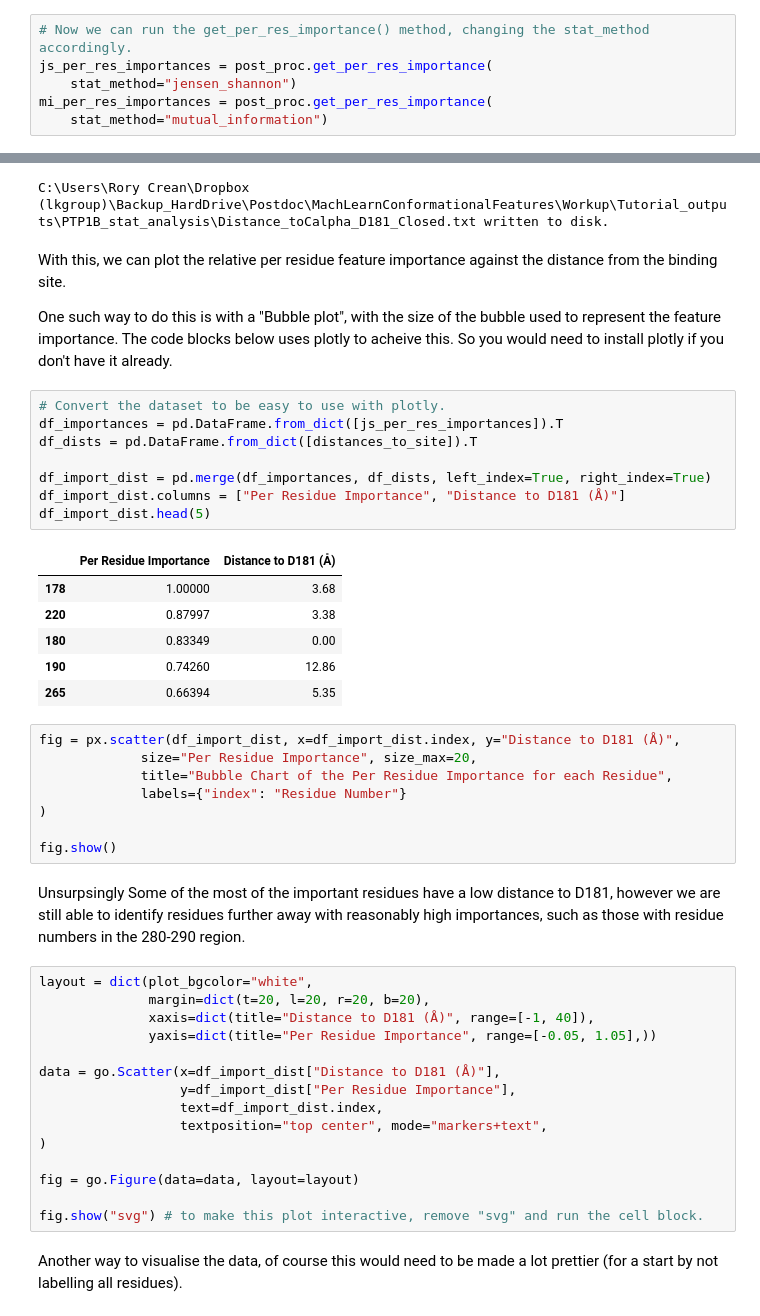
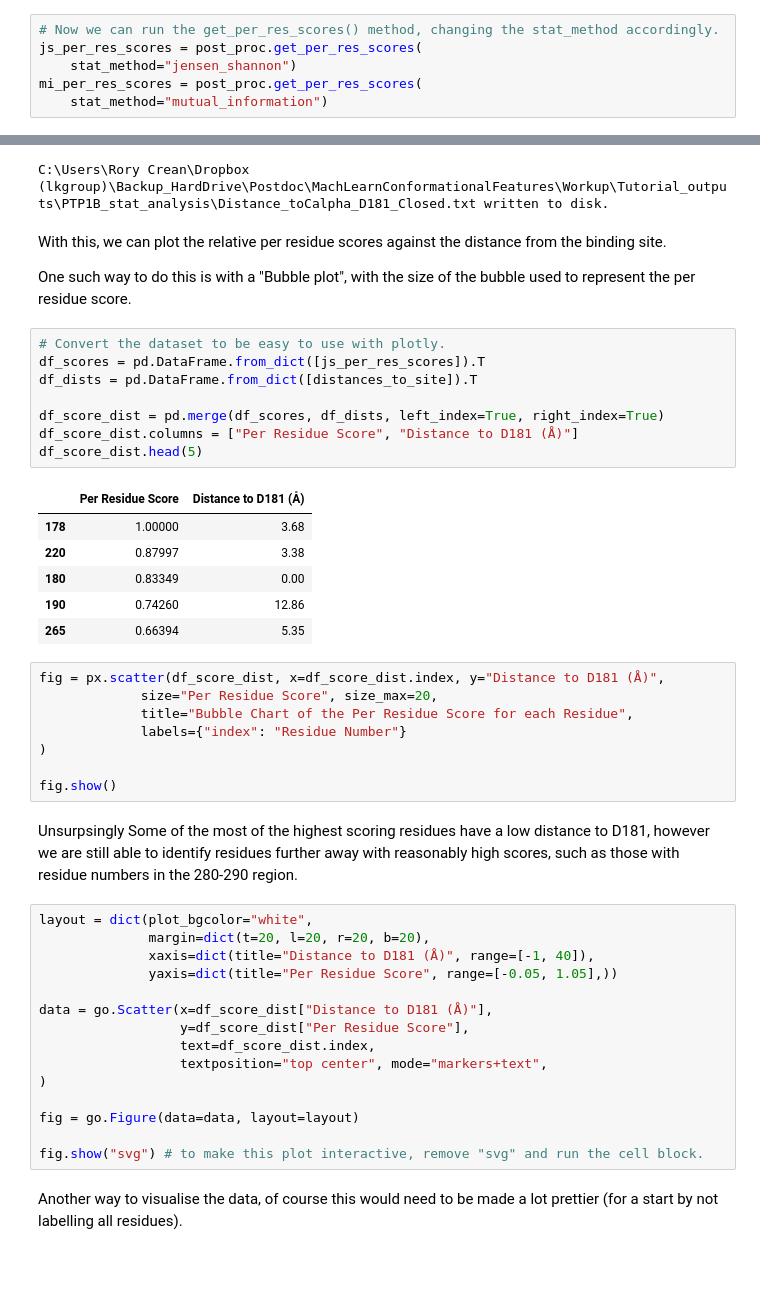
Before and after one commit to kamerlinlab/KIF, a Jupyter notebook: tutorials/Tutorial_PTP1B_Classification_ML_Stats.ipynb, the cells around one changed output, grey strips where cells are left out. Saved outputs shown, nothing was run; the diff lists cells and outputs as text; blank space fills up the shorter version.

```diff
--- a/tutorials/Tutorial_PTP1B_Classification_ML_Stats.ipynb
+++ b/tutorials/Tutorial_PTP1B_Classification_ML_Stats.ipynb
@@ -246,10 +243,10 @@ post_proc.__dict__.keys()
 # %% [output]
 dict_keys(['stat_model', 'out_dir', 'per_residue_mutual_infos', 'per_residue_js_distances', 'feature_directions'])
 # %%
-# Now we can run the get_per_res_importance() method, changing the stat_method accordingly.
-js_per_res_importances = post_proc.get_per_res_importance(
+# Now we can run the get_per_res_scores() method, changing the stat_method accordingly.
+js_per_res_scores = post_proc.get_per_res_scores(
     stat_method="jensen_shannon")
-mi_per_res_importances = post_proc.get_per_res_importance(
+mi_per_res_scores = post_proc.get_per_res_scores(
     stat_method="mutual_information")
 # %% [output]
 C:\Users\Rory Crean\Dropbox (lkgroup)\Backup_HardDrive\Postdoc\MachLearnConformationalFeatures\Workup\Tutorial_outputs\PTP1B_stat_analysis\Jensen_Shannon_Distance_Scores_Per_Residue.csv written to dis ...
@@ -320,43 +318,43 @@ distances_to_site = utils.per_residue_distance_to_site(
 Element information is missing, elements attribute will not be populated. If needed these can be guessed using MDAnalysis.topology.guessers.
 C:\Users\Rory Crean\Dropbox (lkgroup)\Backup_HardDrive\Postdoc\MachLearnConformationalFeatures\Workup\Tutorial_outputs\PTP1B_stat_analysis\Distance_toCalpha_D181_Closed.txt written to disk.
 # %% [markdown]
-With this, we can plot the relative per residue feature importance against the distance from the binding site.
+With this, we can plot the relative per residue scores against the distance from the binding site.
 
-One such way to do this is with a "Bubble plot", with the size of the bubble used to represent the feature importance. The code blocks below uses plotly to acheive this. So you would need to install plotly if you don't have it already.
+One such way to do this is with a "Bubble plot", with the size of the bubble used to represent the per residue score.
 # %%
 # Convert the dataset to be easy to use with plotly.
-df_importances = pd.DataFrame.from_dict([js_per_res_importances]).T
+df_scores = pd.DataFrame.from_dict([js_per_res_scores]).T
 df_dists = pd.DataFrame.from_dict([distances_to_site]).T
 
-df_import_dist = pd.merge(df_importances, df_dists, left_index=True, right_index=True)
-df_import_dist.columns = ["Per Residue Importance", "Distance to D181 (Å)"]
-df_import_dist.head(5)
+df_score_dist = pd.merge(df_scores, df_dists, left_index=True, right_index=True)
+df_score_dist.columns = ["Per Residue Score", "Distance to D181 (Å)"]
+df_score_dist.head(5)
 # %% [output]
-|  | Per Residue Importance | Distance to D181 (Å) |
+|  | Per Residue Score | Distance to D181 (Å) |
 | 178 | 1.00000 | 3.68 |
 | 220 | 0.87997 | 3.38 |
 | 180 | 0.83349 | 0.00 |
 | 190 | 0.74260 | 12.86 |
 | 265 | 0.66394 | 5.35 |
 # %%
-fig = px.scatter(df_import_dist, x=df_import_dist.index, y="Distance to D181 (Å)",
-	         size="Per Residue Importance", size_max=20,
-			 title="Bubble Chart of the Per Residue Importance for each Residue",
+fig = px.scatter(df_score_dist, x=df_score_dist.index, y="Distance to D181 (Å)",
+	         size="Per Residue Score", size_max=20,
+			 title="Bubble Chart of the Per Residue Score for each Residue",
 			 labels={"index": "Residue Number"}
 )
 
 fig.show()
 # %% [markdown]
-Unsurpsingly Some of the most of the important residues have a low distance to D181, however we are still able to identify residues further away with reasonably high importances, such as those with residue numbers in the 280-290 region.
+Unsurpsingly Some of the most of the highest scoring residues have a low distance to D181, however we are still able to identify residues further away with reasonably high scores, such as those with residue numbers in the 280-290 region.
 # %%
 layout = dict(plot_bgcolor="white",
               margin=dict(t=20, l=20, r=20, b=20),
               xaxis=dict(title="Distance to D181 (Å)", range=[-1, 40]),
-              yaxis=dict(title="Per Residue Importance", range=[-0.05, 1.05],))
+              yaxis=dict(title="Per Residue Score", range=[-0.05, 1.05],))
 
-data = go.Scatter(x=df_import_dist["Distance to D181 (Å)"],
-                  y=df_import_dist["Per Residue Importance"],
-                  text=df_import_dist.index,
+data = go.Scatter(x=df_score_dist["Distance to D181 (Å)"],
+                  y=df_score_dist["Per Residue Score"],
+                  text=df_score_dist.index,
                   textposition="top center", mode="markers+text",
 )
 
```
Also changed, not shown: parts of 21 cells of this notebook, 5 other files.
